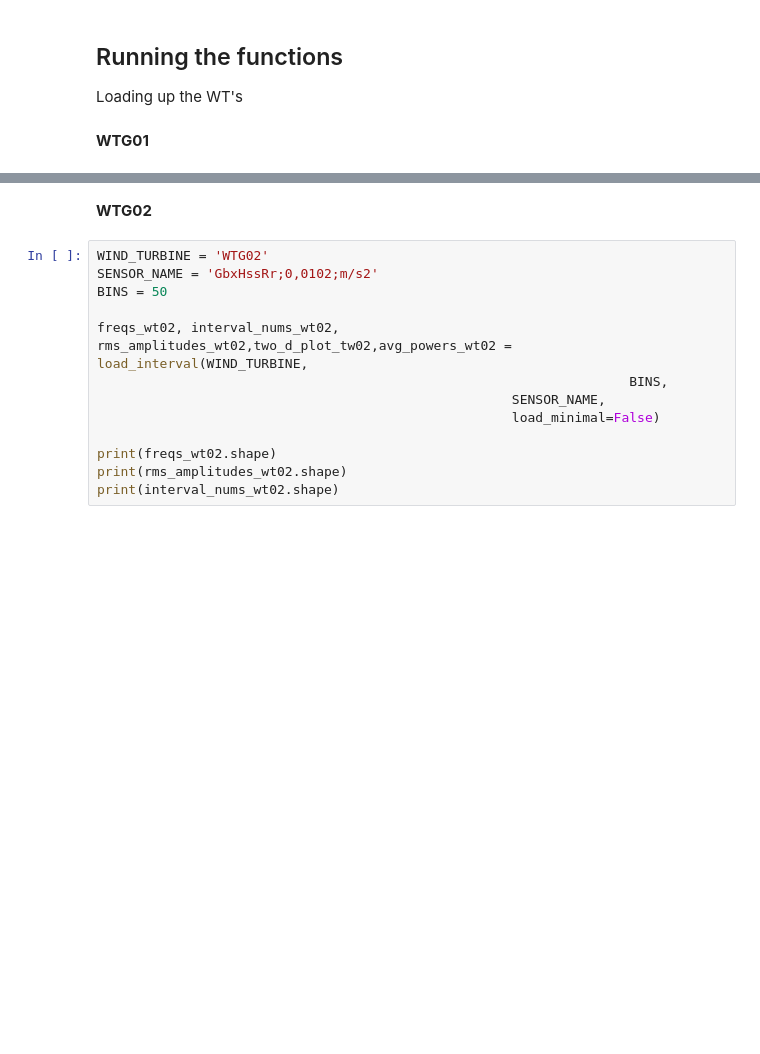
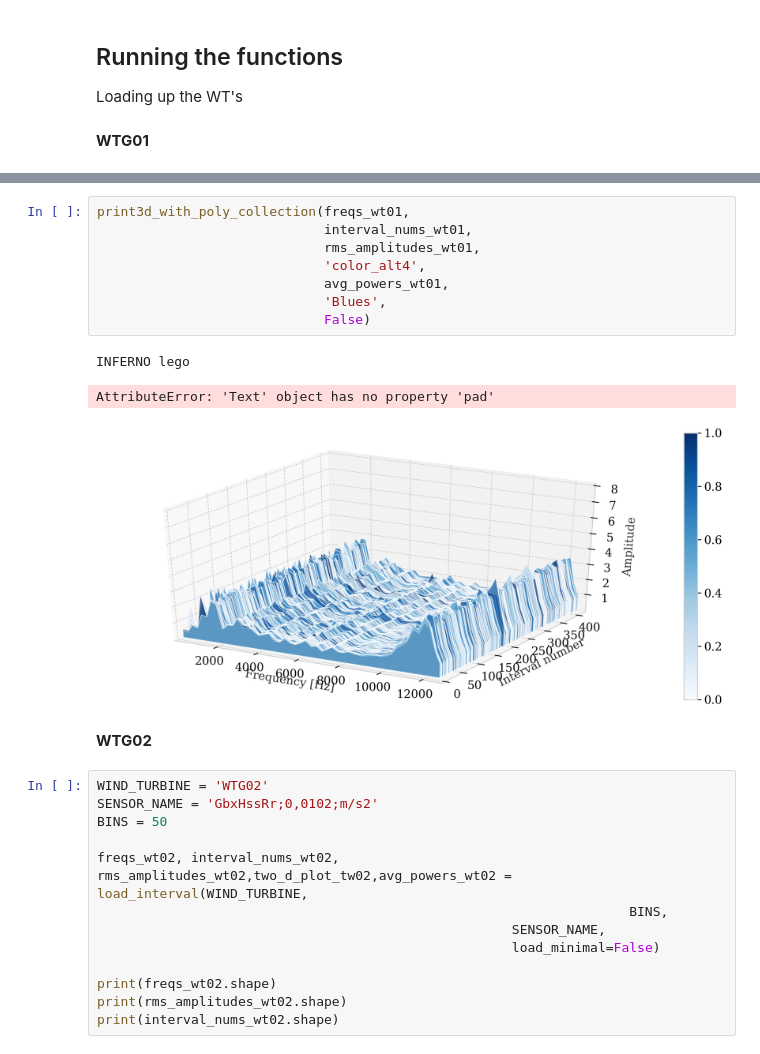
Before and after one commit to StianIsmar/master-thesis, a Jupyter notebook: src/data_processing/RMS_bins_3D_plots.ipynb, the cells around one changed output, grey strips where cells are left out. Drawn from its saved outputs; the diff is of its cells as text; blank space fills up the shorter version.

```diff
--- a/src/data_processing/RMS_bins_3D_plots.ipynb
+++ b/src/data_processing/RMS_bins_3D_plots.ipynb
@@ -321,3 +343,15 @@ Loading WTG01...
+# %%
+print3d_with_poly_collection(freqs_wt01,
+                             interval_nums_wt01,
+                             rms_amplitudes_wt01,
+                             'color_alt4',
+                             avg_powers_wt01,
+                             'Blues',
+                             False)
+# %% [output]
+INFERNO lego
+AttributeError: 'Text' object has no property 'pad'
+[figure, added]
 # %% [markdown]
 **WTG02**
 # %%
```
Also changed, not shown: parts of 3 cells of this notebook.
